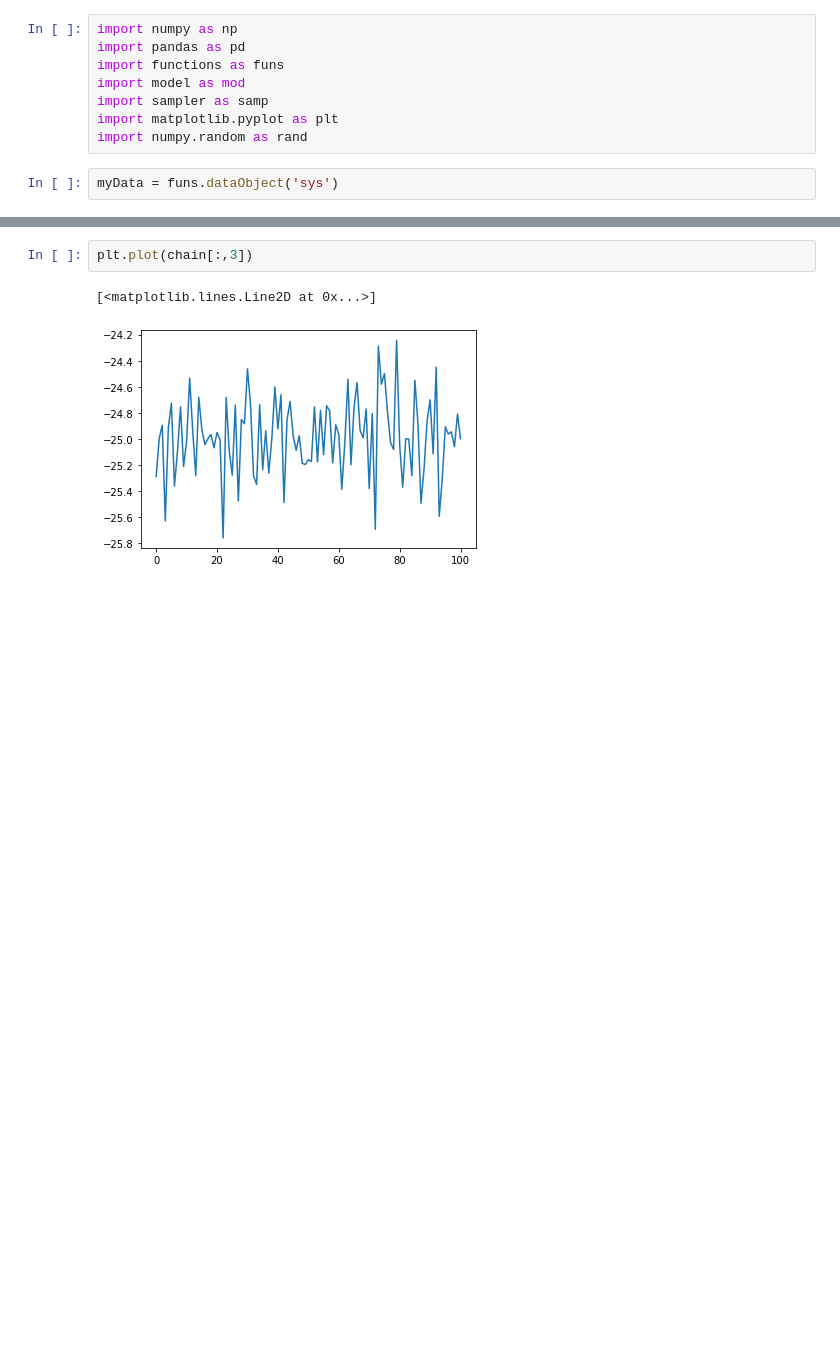
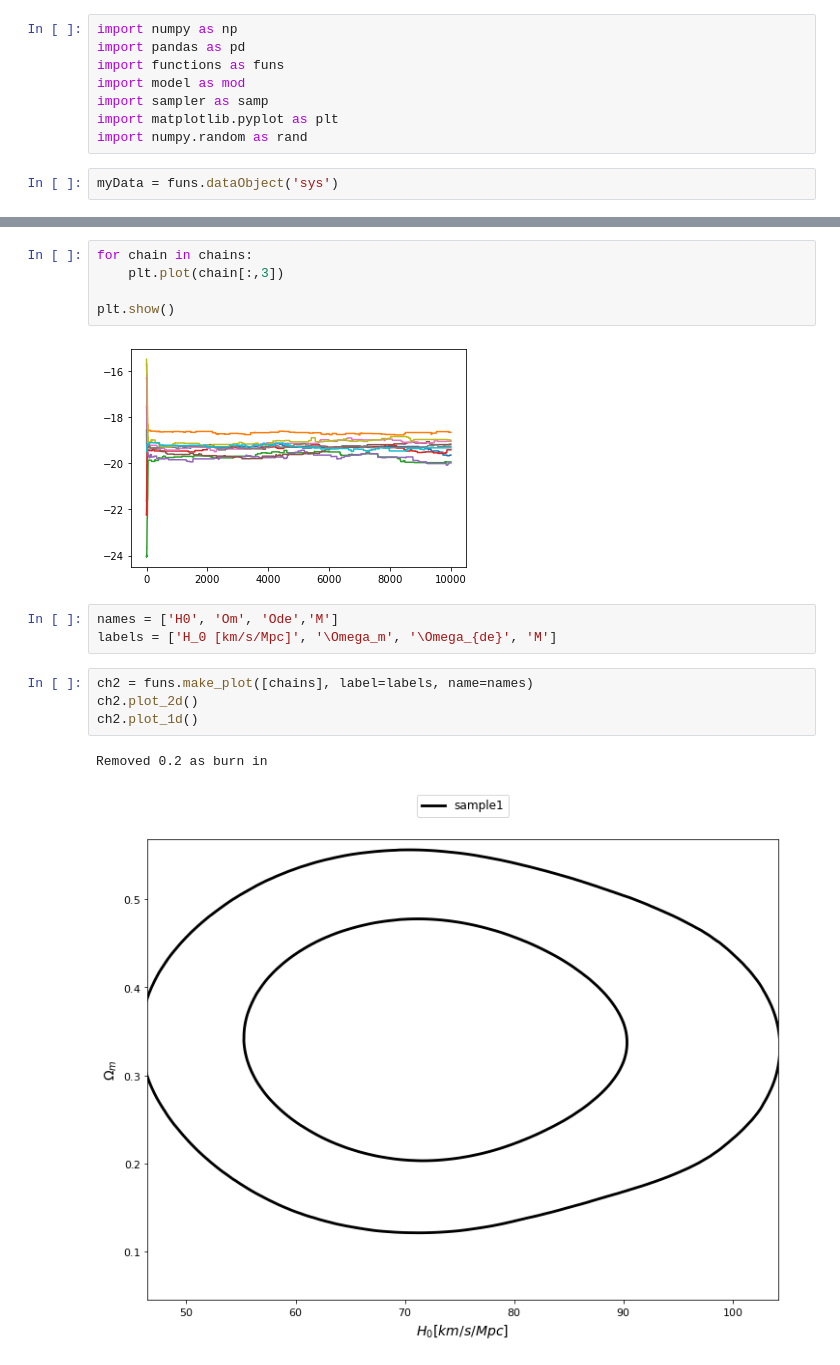
Before and after one commit to josephmlev/group1Project_250, a Jupyter notebook: MCMC_Testing.ipynb, the cells around one changed output, grey strips where cells are left out. Saved outputs shown, nothing was run; the diff lists cells and outputs as text; blank space fills up the shorter version.

```diff
--- a/MCMC_Testing.ipynb
+++ b/MCMC_Testing.ipynb
@@ -47,5 +61,17 @@ plt.plot(chain[:,2])
 # %%
-plt.plot(chain[:,3])
+for chain in chains:
+    plt.plot(chain[:,3])
+
+plt.show()
 # %% [output]
-[<matplotlib.lines.Line2D at 0x...>]
-[figure, old version]
+[figure, new version]
+# %%
+names = ['H0', 'Om', 'Ode','M']
+labels = ['H_0 [km/s/Mpc]', '\Omega_m', '\Omega_{de}', 'M']
+# %%
+ch2 = funs.make_plot([chains], label=labels, name=names)
+ch2.plot_2d()
+ch2.plot_1d()
+# %% [output]
+Removed 0.2 as burn in
+[figure, added]
```
Also changed, not shown: parts of 6 cells of this notebook, 1 other file.
